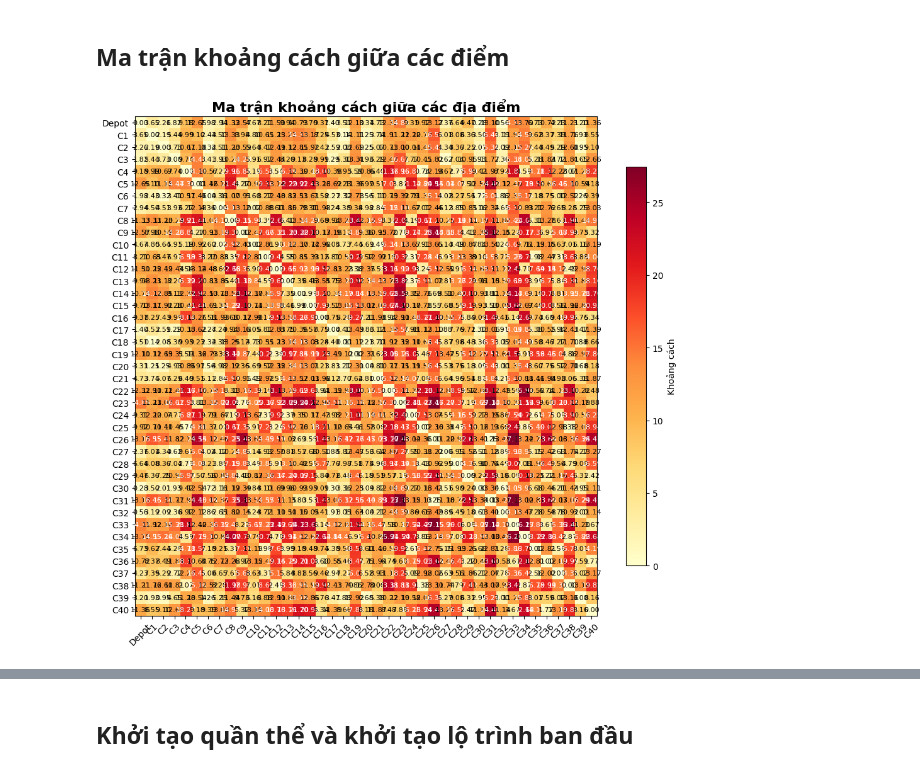
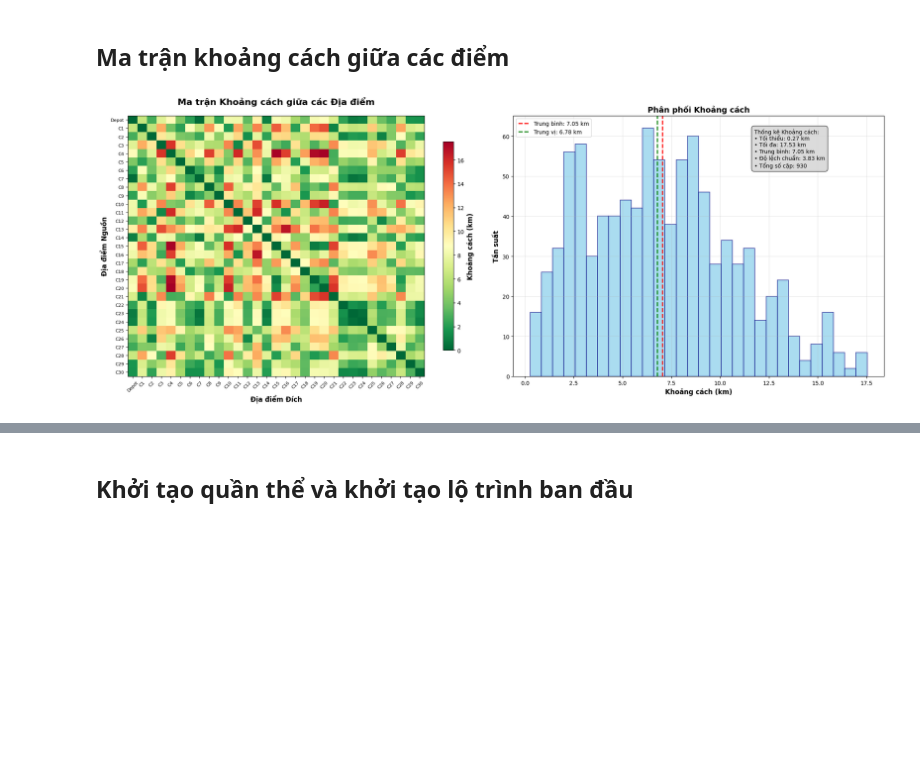
Before and after one commit to dsfsdfsfd/genetic_algorithm, a Jupyter notebook: notebook.ipynb, the cells around one changed output, grey strips where cells are left out. Saved outputs shown, nothing was run; the diff lists cells and outputs as text; code cells hidden in the pictures; blank space fills up the shorter version.

```diff
--- a/notebook.ipynb
+++ b/notebook.ipynb
@@ -13,8 +13,8 @@ np.random.seed(42)
 ## Cấu hình tham số
 # %%
 DEPOT = "University of Transport and Communications"
-NUM_POINTS = 40
-MAX_DISTANCE = 15
+NUM_POINTS = 30
+MAX_DISTANCE = 10
 NUM_VEHICLES = 5
 
 # GA parameters
@@ -40,33 +40,86 @@ map_center
 # %% [markdown]
 ## Ma trận khoảng cách giữa các điểm
 # %%
+import matplotlib.pyplot as plt
+
 # Convert the distance matrix to a numpy array if it's not already
 distance_array = np.array(distance_matrix)
 
 # Create location labels - assuming these are positions 0 to NUM_POINTS
 location_labels = ["Depot"] + [f"C{i}" for i in range(1, NUM_POINTS + 1)]
 
-fig2, ax = plt.subplots(figsize=(10, 9))
+# Create a more professional visualization
+fig, (ax1, ax2) = plt.subplots(1, 2, figsize=(20, 8))
 
-# Display the distance matrix as an image
-im = ax.imshow(distance_array, cmap='YlOrRd', aspect='auto')
-ax.set_xticks(range(len(distance_array)))
-ax.set_yticks(range(len(distance_array)))
-ax.set_xticklabels(location_labels, rotation=45, fontsize=10)
-ax.set_yticklabels(location_labels, fontsize=10)
+# Main heatmap
+im1 = ax1.imshow(distance_array, cmap='RdYlGn_r', aspect='auto')
+ax1.set_xticks(range(len(distance_array)))
+ax1.set_yticks(range(len(distance_array)))
+ax1.set_xticklabels(location_labels, rotation=45, fontsize=8)
+ax1.set_yticklabels(location_labels, fontsize=8)
 
-# Add values to each cell
-for i in range(len(distance_array)):
-    for j in range(len(distance_array)):
-        val = distance_array[i, j]
-        ax.text(j, i, f'{val:.2f}',
-                ha="center", va="center",
-                color='white' if val > distance_array.max() / 2 else 'black',
-                fontsize=8)
+# Add colorbar for main heatmap
+cbar1 = plt.colorbar(im1, ax=ax1, shrink=0.8)
+cbar1.set_label('Khoảng cách (km)', fontsize=12, fontweight='bold')
 
-plt.colorbar(im, ax=ax, shrink=0.8, label='Khoảng cách')
-ax.set_title('Ma trận khoảng cách giữa các địa điểm', fontsize=16, fontweight='bold')
+ax1.set_title('Ma trận Khoảng cách giữa các Địa điểm', fontsize=16, fontweight='bold', pad=20)
+ax1.set_xlabel('Địa điểm Đích', fontsize=12, fontweight='bold')
+ax1.set_ylabel('Địa điểm Nguồn', fontsize=12, fontweight='bold')
+
+# Create a summary statistics subplot
+distances_flat = distance_array[distance_array > 0]  # Exclude diagonal zeros
+ax2.hist(distances_flat, bins=30, alpha=0.7, color='skyblue', edgecolor='navy', linewidth=1.2)
+ax2.axvline(distances_flat.mean(), color='red', linestyle='--', linewidth=2, label=f'Trung bình: {distances_flat.mean():.2f} km')
+ax2.axvline(np.median(distances_flat), color='green', linestyle='--', linewidth=2, label=f'Trung vị: {np.median(distances_flat):.2f} km')
+
+ax2.set_xlabel('Khoảng cách (km)', fontsize=12, fontweight='bold')
+ax2.set_ylabel('Tần suất', fontsize=12, fontweight='bold')
+ax2.set_title('Phân phối Khoảng cách', fontsize=14, fontweight='bold')
+ax2.legend()
+ax2.grid(True, alpha=0.3)
+
+# Add statistics text box
+stats_text = f"""Thống kê Khoảng cách:
+• Tối thiểu: {distances_flat.min():.2f} km
+• Tối đa: {distances_flat.max():.2f} km
+• Trung bình: {distances_flat.mean():.2f} km
+• Độ lệch chuẩn: {distances_flat.std():.2f} km
+• Tổng số cặp: {len(distances_flat)}"""
+
+ax2.text(0.65, 0.95, stats_text, transform=ax2.transAxes, fontsize=10,
+         bbox=dict(boxstyle='round,pad=0.5', facecolor='lightgray', alpha=0.8),
+         verticalalignment='top')
+
 plt.tight_layout()
 plt.show()
+
+# Display detailed distance matrix with values (smaller version for readability)
+fig3, ax3 = plt.subplots(figsize=(12, 10))
+im3 = ax3.imshow(distance_array, cmap='YlOrRd', aspect='auto')
+
+# Show only every 5th label to avoid overcrowding
+step = max(1, len(location_labels) // 10)
+tick_positions = range(0, len(location_labels), step)
+tick_labels = [location_labels[i] for i in tick_positions]
+
+ax3.set_xticks(tick_positions)
+ax3.set_yticks(tick_positions)
+ax3.set_xticklabels(tick_labels, rotation=45, fontsize=10)
+ax3.set_yticklabels(tick_labels, fontsize=10)
+
+# Add values to cells (only for smaller matrices or sample)
+if len(distance_array) <= 15:
+    for i in range(len(distance_array)):
+        for j in range(len(distance_array)):
+            val = distance_array[i, j]
+            ax3.text(j, i, f'{val:.1f}',
+                    ha="center", va="center",
+                    color='white' if val > distance_array.max() / 2 else 'black',
+                    fontsize=6)
+
+plt.colorbar(im3, ax=ax3, shrink=0.8, label='Khoảng cách (km)')
+ax3.set_title('Ma trận Khoảng cách Chi tiết', fontsize=16, fontweight='bold')
+plt.tight_layout()
+plt.show()
 # %% [output]
-[figure, old version]
+[figure, new version]
```
Also changed, not shown: parts of 16 cells of this notebook, 7 other files.
